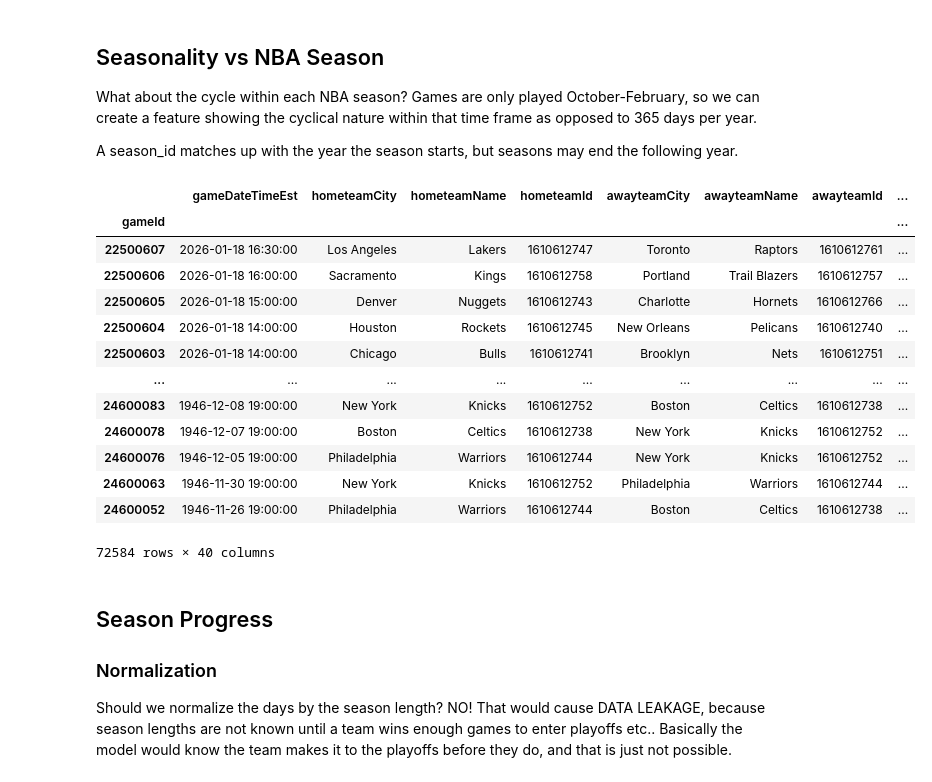
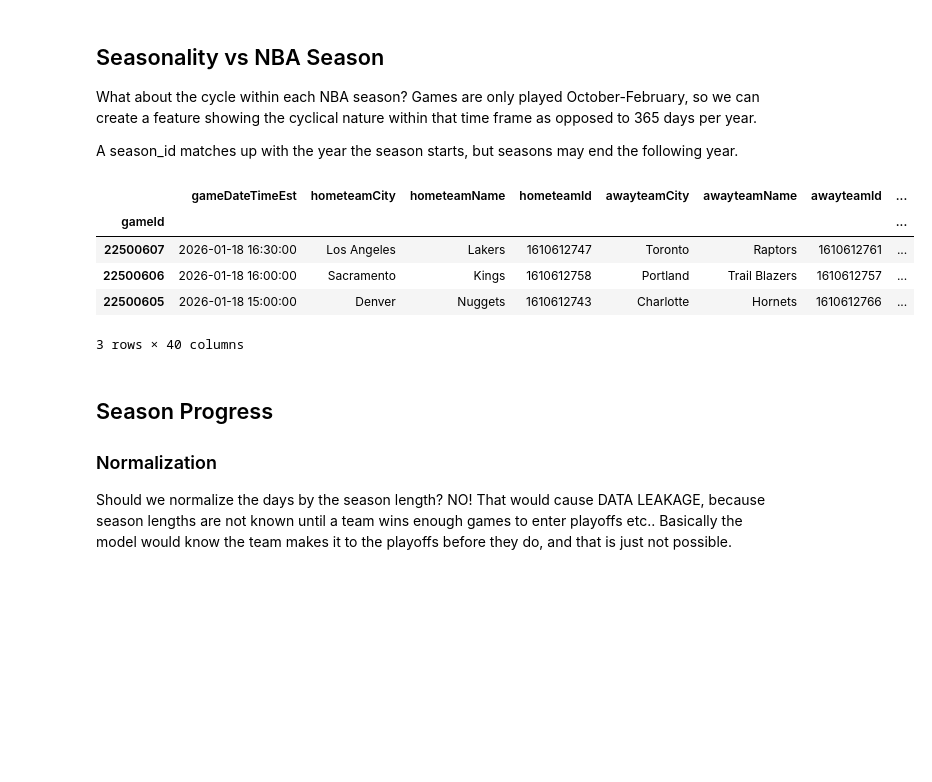
Before and after one commit to rhaswah/ds-tutorials, a Jupyter notebook: NBA_forecast_time_series/NBA_forecast.ipynb, the cells around one changed output. Drawn from its saved outputs; the diff is of its cells as text; code cells hidden in the pictures; blank space fills up the shorter version.

```diff
--- a/NBA_forecast_time_series/NBA_forecast.ipynb
+++ b/NBA_forecast_time_series/NBA_forecast.ipynb
@@ -97,36 +93,28 @@ A season_id matches up with the year the season starts, but seasons may end the
 # %%
 df_games['season_id'] = (df_games['game_date'].dt.year + (df_games['game_date'].dt.month >= 10))
 team_season_start = (pd.concat([
         df_games[['game_date','season_id','hometeamName']]
             .rename(columns={'hometeamName':'team'}),
         df_games[['game_date','season_id','awayteamName']]
             .rename(columns={'awayteamName':'team'})]).groupby(['team','season_id'])['game_date'].min())
 
 df_games['home_season_start'] = [
     team_season_start.loc[(t,s)]
     for t,s in zip(df_games['hometeamName'], df_games['season_id'])
 ]
 
 df_games['away_season_start'] = [
     team_season_start.loc[(t,s)]
     for t,s in zip(df_games['awayteamName'], df_games['season_id'])
 ]
-df_games
+df_games.head(3)
 # %% [output]
 |  | gameDateTimeEst | hometeamCity | hometeamName | hometeamId | awayteamCity | awayteamName | awayteamId | ... |
 | gameId |  |  |  |  |  |  |  | ... |
 | 22500607 | 2026-01-18 16:30:00 | Los Angeles | Lakers | 1610612747 | Toronto | Raptors | 1610612761 | ... |
 | 22500606 | 2026-01-18 16:00:00 | Sacramento | Kings | 1610612758 | Portland | Trail Blazers | 1610612757 | ... |
 | 22500605 | 2026-01-18 15:00:00 | Denver | Nuggets | 1610612743 | Charlotte | Hornets | 1610612766 | ... |
-| 22500604 | 2026-01-18 14:00:00 | Houston | Rockets | 1610612745 | New Orleans | Pelicans | 1610612740 | ... |
-| 22500603 | 2026-01-18 14:00:00 | Chicago | Bulls | 1610612741 | Brooklyn | Nets | 1610612751 | ... |
-| ... | ... | ... | ... | ... | ... | ... | ... | ... |
-| 24600083 | 1946-12-08 19:00:00 | New York | Knicks | 1610612752 | Boston | Celtics | 1610612738 | ... |
-| 24600078 | 1946-12-07 19:00:00 | Boston | Celtics | 1610612738 | New York | Knicks | 1610612752 | ... |
-| 24600076 | 1946-12-05 19:00:00 | Philadelphia | Warriors | 1610612744 | New York | Knicks | 1610612752 | ... |
-| 24600063 | 1946-11-30 19:00:00 | New York | Knicks | 1610612752 | Philadelphia | Warriors | 1610612744 | ... |
-| 24600052 | 1946-11-26 19:00:00 | Philadelphia | Warriors | 1610612744 | Boston | Celtics | 1610612738 | ... |
-72584 rows × 40 columns
+3 rows × 40 columns
 # %% [markdown]
 ## Season Progress
 ### Normalization
```
Also changed, not shown: parts of 39 cells of this notebook, 3 other files.
